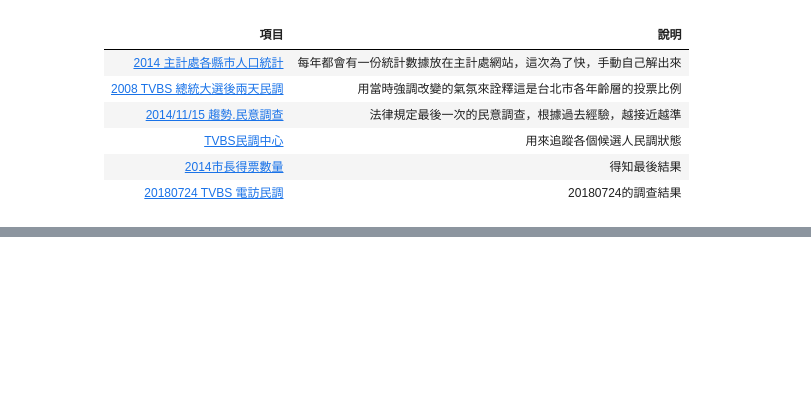
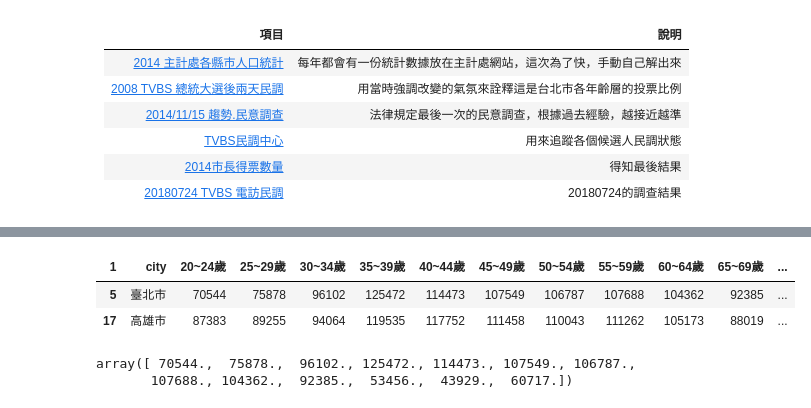
Before and after one commit to ntuaha/VoteSimulator, a Jupyter notebook: 2018/VoteSimulator.ipynb, the cells around one changed output, grey strips where cells are left out. Cells and saved outputs as stored; diff of their text form; code cells hidden in the pictures; blank space fills up the shorter version.

```diff
--- a/2018/VoteSimulator.ipynb
+++ b/2018/VoteSimulator.ipynb
@@ -77,0 +285,6 @@ dtype: int64
+# %%
+woman2
+# %% [output]
+| 1 | city | 20~24歲 | 25~29歲 | 30~34歲 | 35~39歲 | 40~44歲 | 45~49歲 | 50~54歲 | 55~59歲 | 60~64歲 | 65~69歲 | ... |
+| 5 | 臺北市 | 70544 | 75878 | 96102 | 125472 | 114473 | 107549 | 106787 | 107688 | 104362 | 92385 | ... |
+| 17 | 高雄市 | 87383 | 89255 | 94064 | 119535 | 117752 | 111458 | 110043 | 111262 | 105173 | 88019 | ... |
@@ -77,0 +293,5 @@ dtype: int64
+# %%
+woman2.iloc[0,1:].astype(np.float).values
+# %% [output]
+array([ 70544.,  75878.,  96102., 125472., 114473., 107549., 106787.,
+       107688., 104362.,  92385.,  53456.,  43929.,  60717.])
```
Also changed, not shown: parts of 52 cells of this notebook, 5 other files.
